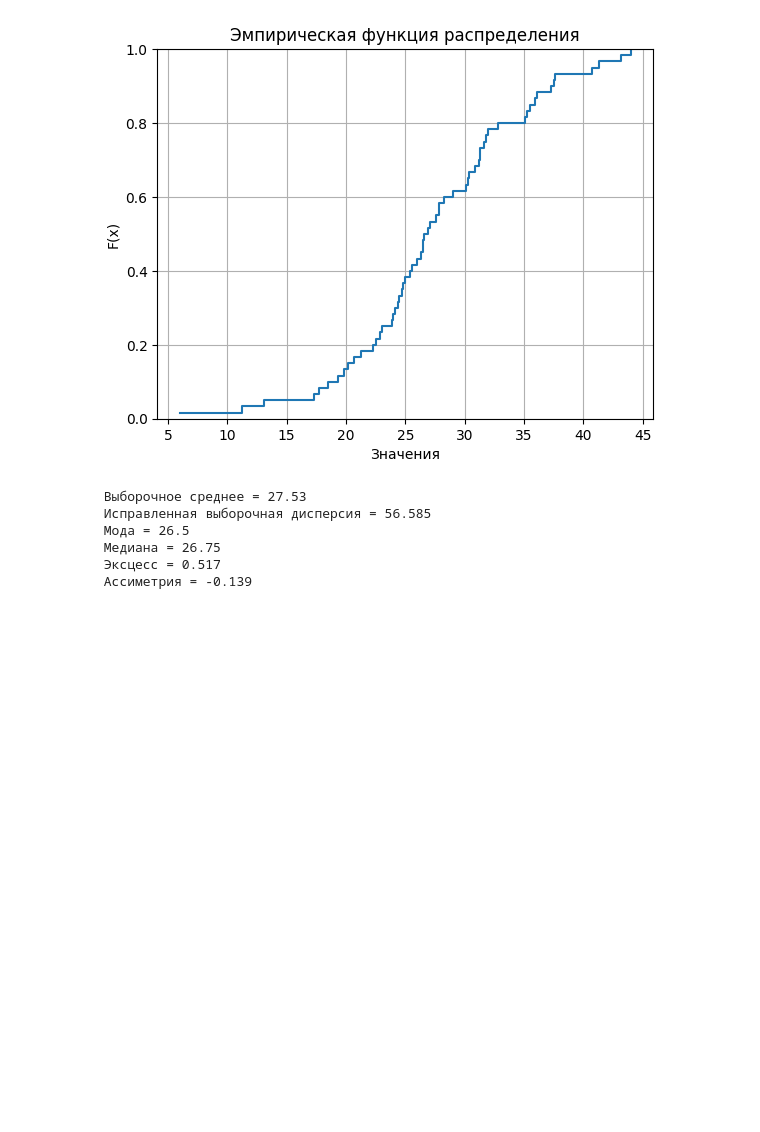
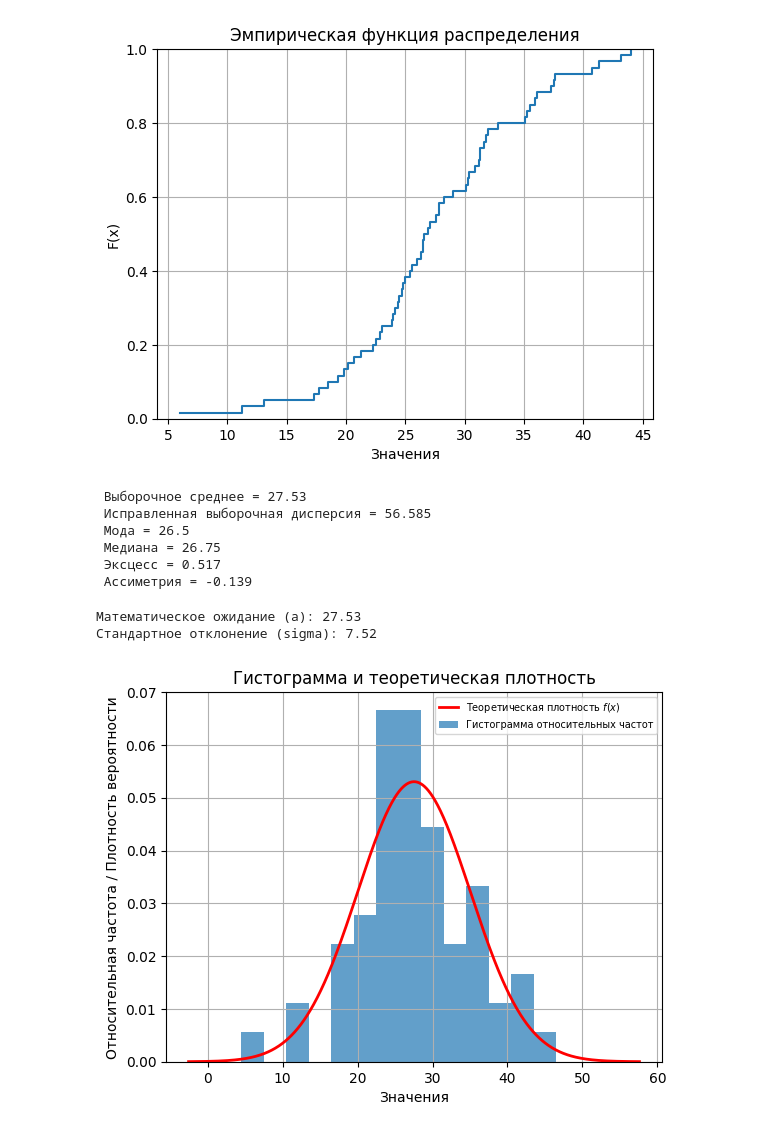
Before and after one commit to TimeFixer/OMGTUSem4, a Jupyter notebook: MatStat/matstat.ipynb, the cells around one changed output. Saved outputs shown, nothing was run; the diff lists cells and outputs as text; code cells hidden in the pictures; blank space fills up the shorter version.

```diff
--- a/MatStat/matstat.ipynb
+++ b/MatStat/matstat.ipynb
@@ -136,3 +136,44 @@ print(f' Выборочное среднее = {mean_value}', '\n',
  Медиана = 26.75
  Эксцесс = 0.517
  Ассиметрия = -0.139
+# %%
+# Вычисление параметров
+# mean = np.mean(data)  # Математическое ожидание (mu)
+# std_dev = np.std(data, ddof=1)  # Стандартное отклонение (sigma)
+
+print(f"Математическое ожидание (a): {mean_value:.2f}")
+print(f"Стандартное отклонение (sigma): {std_dev:.2f}")
+# %% [output]
+Математическое ожидание (a): 27.53
+Стандартное отклонение (sigma): 7.52
+# %%
+from scipy.stats import norm
+# Диапазон значений x для построения графика
+x = np.linspace(mean_value - 4 * std_dev, mean_value + 4 * std_dev, 1000)
+# Теоретическая плотность вероятности
+f_x = norm.pdf(x, loc=mean_value, scale=std_dev)
+# Теоретическая функция распределения
+F_x = norm.cdf(x, loc=mean_value, scale=std_dev)
+total_area = sum(frequencies[i] * (intervals[i][1] - intervals[i][0]) for i in range(len(intervals)))
+normalized_heights = [freq / total_area for freq in frequencies]
+plt.bar(
+    [interval[0] for interval in intervals],  # Левая граница интервала
+    normalized_heights,  # Нормированные высоты столбцов
+    width=[interval[1] - interval[0] for interval in intervals],  # Ширина столбца
+    align='edge',  # Выравнивание по краю интервала
+    alpha=0.7,  # Прозрачность
+    label='Гистограмма относительных частот'  # Подпись для легенды
+)
+
+# Накладываем теоретическую плотность на гистограмму
+plt.plot(x, f_x, 'r-', lw=2, label='Теоретическая плотность $ f(x) $')
+
+# Настройка графика
+plt.title('Гистограмма и теоретическая плотность')
+plt.xlabel('Значения')
+plt.ylabel('Относительная частота / Плотность вероятности')
+plt.legend(fontsize=7)  # Добавляем легенду
+plt.grid(True)  # Добавляем сетку
+plt.show()
+# %% [output]
+[figure, added]
```
Also changed, not shown: parts of 5 cells of this notebook.
